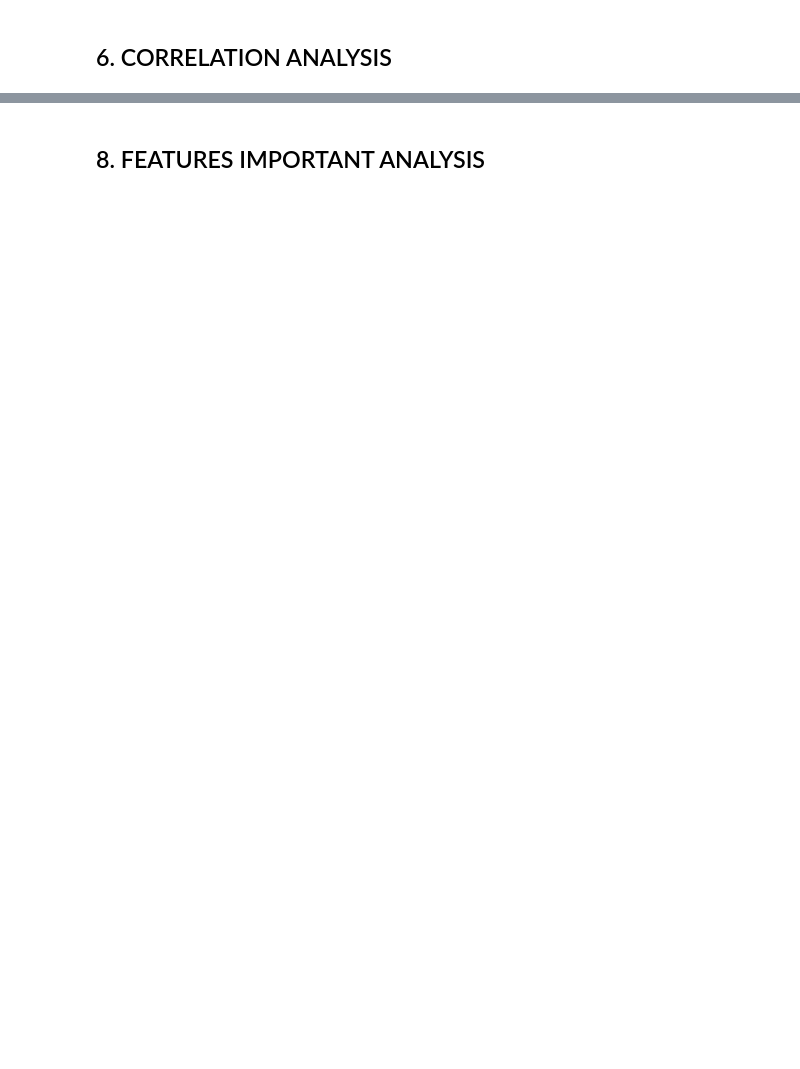
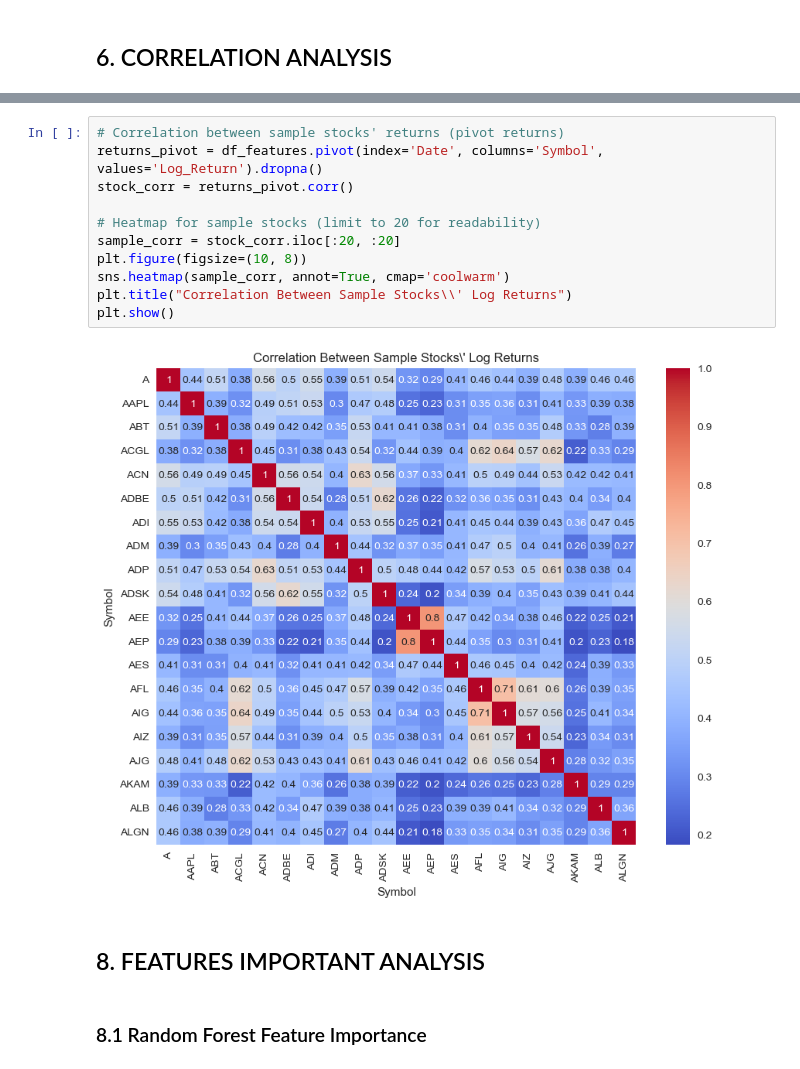
Before and after one commit to kuduck192/sp500-regression, a Jupyter notebook: scripts/2.1-eda_sp_500.ipynb, the cells around one changed output, grey strips where cells are left out. Saved outputs shown, nothing was run; the diff lists cells and outputs as text; blank space fills up the shorter version.

```diff
--- a/scripts/2.1-eda_sp_500.ipynb
+++ b/scripts/2.1-eda_sp_500.ipynb
@@ -494,2 +534,17 @@ plt.show()
+# %%
+# Correlation between sample stocks' returns (pivot returns)
+returns_pivot = df_features.pivot(index='Date', columns='Symbol', values='Log_Return').dropna()
+stock_corr = returns_pivot.corr()
+
+# Heatmap for sample stocks (limit to 20 for readability)
+sample_corr = stock_corr.iloc[:20, :20]
+plt.figure(figsize=(10, 8))
+sns.heatmap(sample_corr, annot=True, cmap='coolwarm')
+plt.title("Correlation Between Sample Stocks\\' Log Returns")
+plt.show()
+# %% [output]
+[figure, added]
 # %% [markdown]
 ## 8. FEATURES IMPORTANT ANALYSIS
+# %% [markdown]
+### 8.1 Random Forest Feature Importance
```
Also changed, not shown: parts of 21 cells of this notebook.
